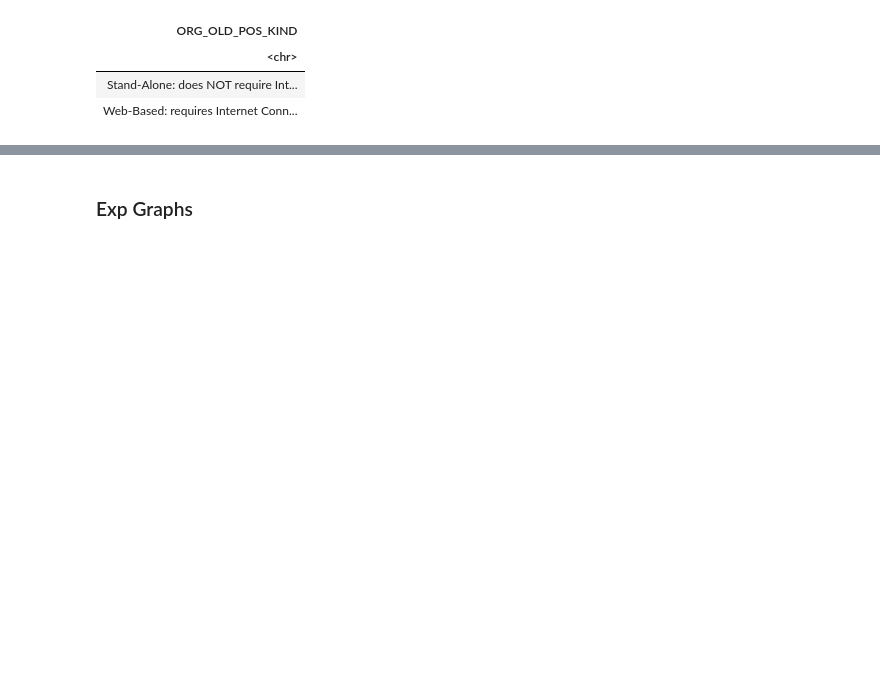
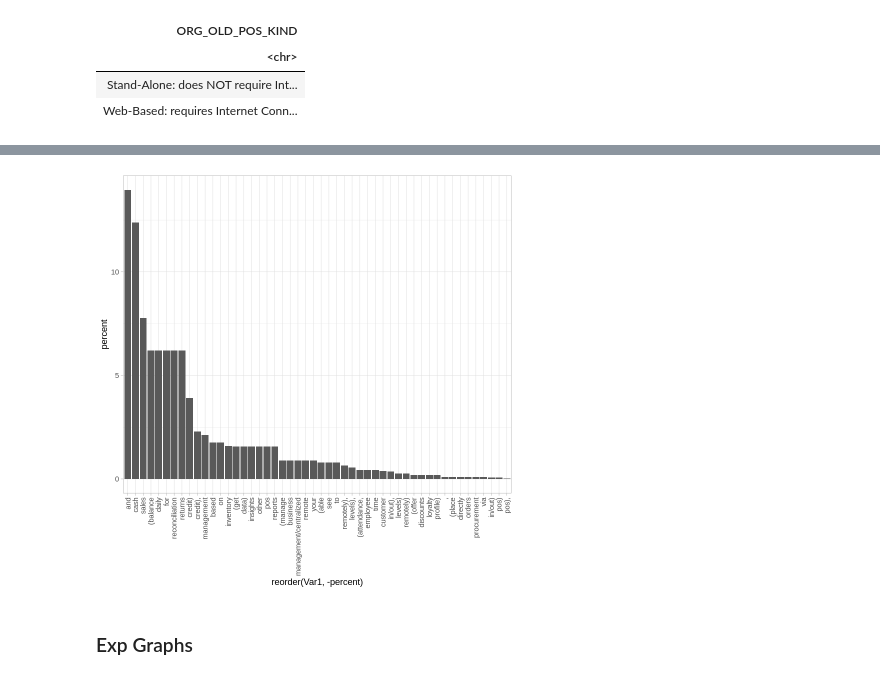
Before and after one commit to patternproject/r.sb.pos.2, a Jupyter notebook: Separate_NorthSouth_Data_v11.ipynb, the cells around one changed output, grey strips where cells are left out. Cells and saved outputs as stored; diff of their text form; code cells hidden in the pictures; blank space fills up the shorter version.

```diff
--- a/Separate_NorthSouth_Data_v11.ipynb
+++ b/Separate_NorthSouth_Data_v11.ipynb
@@ -382,3 +418,10 @@ A data.frame: 2 × 1
+# %%
+g121 <- g_no + scale_fill_brewer(palette = "Set2")
+g121 <- g121 + theme_light()
+g121 <- g121 + theme(axis.text.x = element_text(angle = 90, vjust = 0.5, hjust=1))
+g121
+# %% [output]
+[figure, added]
 # %% [markdown]
 ### Exp Graphs
 # %%
```
Also changed, not shown: parts of 34 cells of this notebook.
